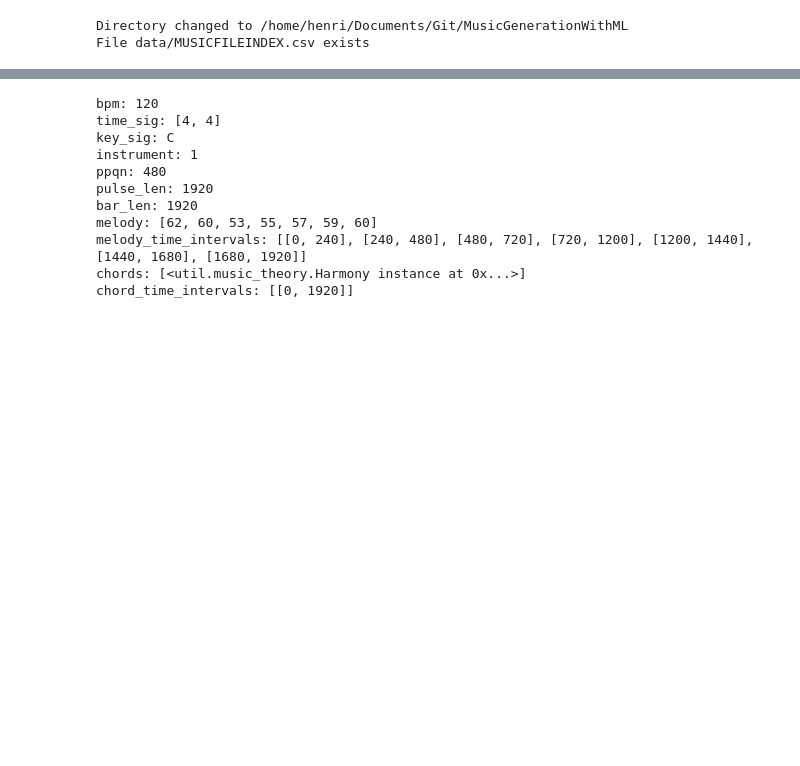
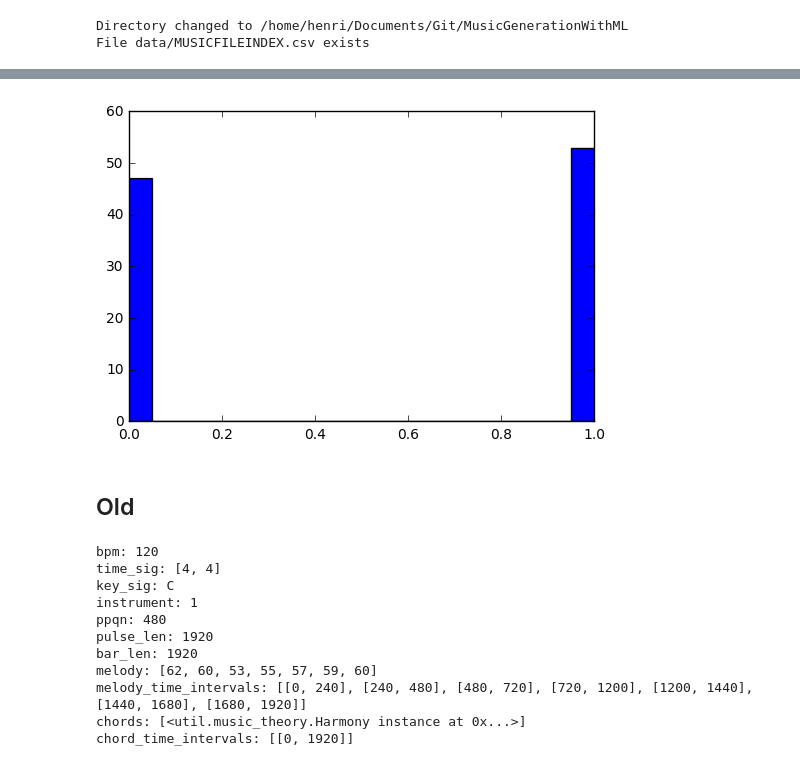
Before and after one commit to herougo/MusicGenerationWithML, a Jupyter notebook: notebooks/MusicGenerationNotebook.ipynb, the cells around one changed output, grey strips where cells are left out. Drawn from its saved outputs; the diff is of its cells as text; code cells hidden in the pictures; blank space fills up the shorter version.

```diff
--- a/notebooks/MusicGenerationNotebook.ipynb
+++ b/notebooks/MusicGenerationNotebook.ipynb
@@ -18,0 +607,9 @@ File data/MUSICFILEINDEX.csv exists
+# %%
+def makeExploringDefaultDictFn(env):
+    def exploringDefaultDictFn():
+        return np.ones(env.action_space.n) * 2
+    return exploringDefaultDictFn
+# %%
+Q = defaultdict(makeExploringDefaultDictFn(env))
+Q, policy = mcControlEpsilonGreedy(
+    env, default_Q=Q, num_episodes=10000, discount_factor=0.9, epsilon=0.1)
@@ -18,0 +627,7 @@ File data/MUSICFILEINDEX.csv exists
+# %%
+returns, generated_music = tryPolicy(
+    env, policy, n_episodes=100)
+# %%
+histogram(returns)
+# %% [output]
+[figure, added]
@@ -19,3 +649,5 @@ File data/MUSICFILEINDEX.csv exists
+# %% [markdown]
+## Old
 # %%
 hi.printMe()
 # %% [output]
```
Also changed, not shown: parts of 52 cells of this notebook, 7 other files.
